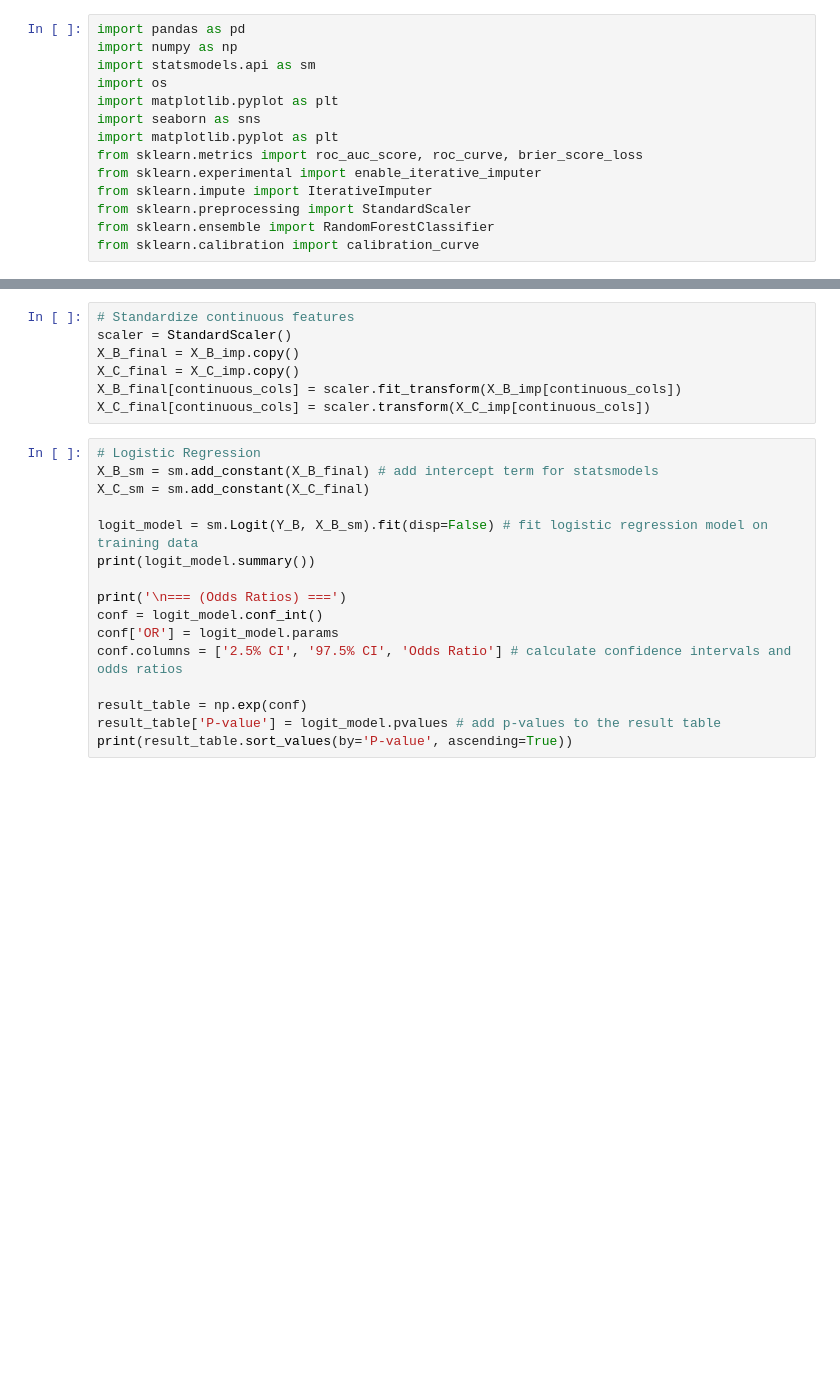
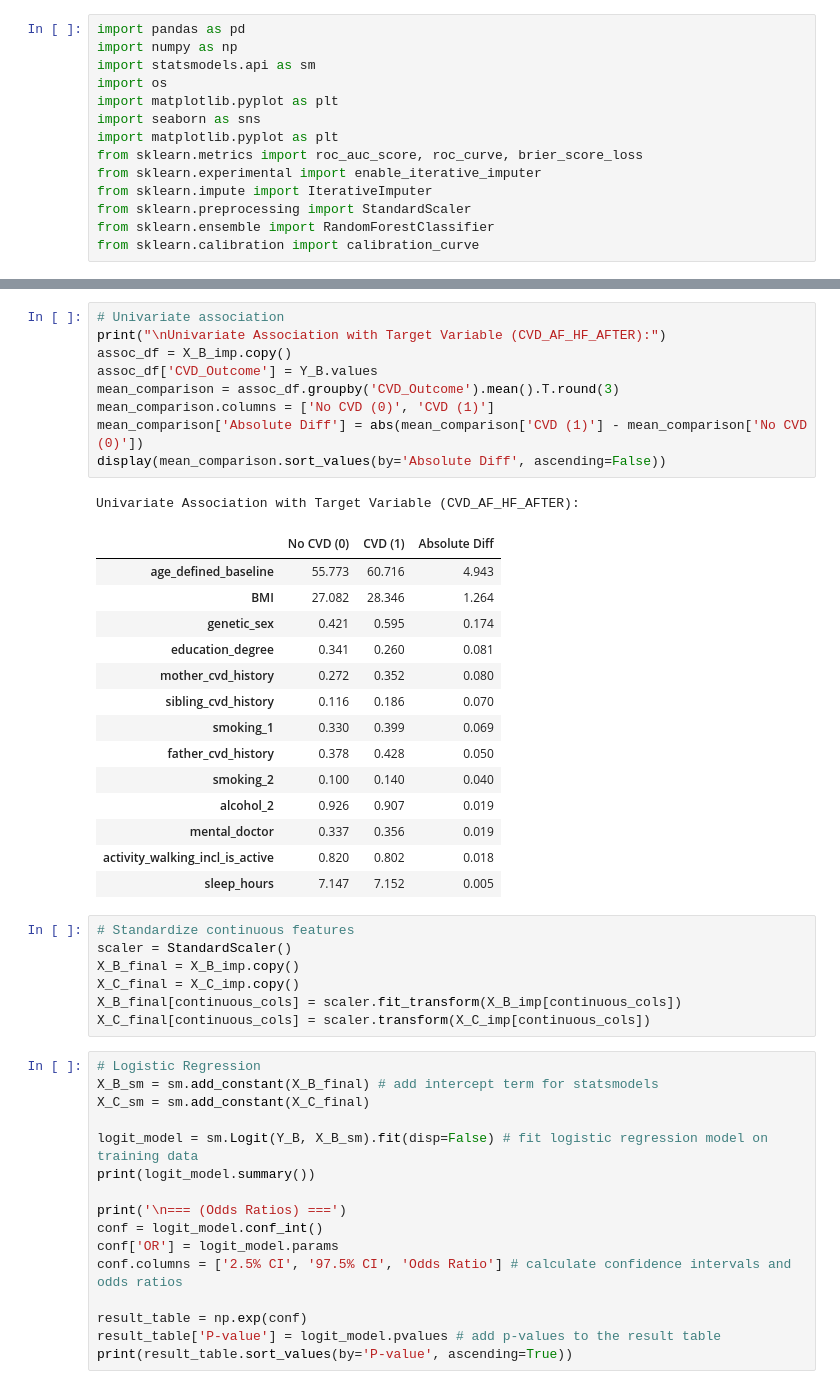
Before and after one commit to jialezhao666/Project-30---Causal-Modeling-of-Lifestyle-Factors-for-CVD-Risk-Prediction, a Jupyter notebook: baseline_model_training.ipynb, the cells around one changed output, grey strips where cells are left out. Saved outputs shown, nothing was run; the diff lists cells and outputs as text; blank space fills up the shorter version.

```diff
--- a/baseline_model_training.ipynb
+++ b/baseline_model_training.ipynb
@@ -39,3 +111,28 @@ for col in binary_cols: # round and clip binary features to ensure they remain 0
+# %%
+# Univariate association
+print("\nUnivariate Association with Target Variable (CVD_AF_HF_AFTER):")
+assoc_df = X_B_imp.copy()
+assoc_df['CVD_Outcome'] = Y_B.values
+mean_comparison = assoc_df.groupby('CVD_Outcome').mean().T.round(3)
+mean_comparison.columns = ['No CVD (0)', 'CVD (1)']
+mean_comparison['Absolute Diff'] = abs(mean_comparison['CVD (1)'] - mean_comparison['No CVD (0)'])
+display(mean_comparison.sort_values(by='Absolute Diff', ascending=False))
+# %% [output]
+Univariate Association with Target Variable (CVD_AF_HF_AFTER):
+|  | No CVD (0) | CVD (1) | Absolute Diff |
+| age_defined_baseline | 55.773 | 60.716 | 4.943 |
+| BMI | 27.082 | 28.346 | 1.264 |
+| genetic_sex | 0.421 | 0.595 | 0.174 |
+| education_degree | 0.341 | 0.260 | 0.081 |
+| mother_cvd_history | 0.272 | 0.352 | 0.080 |
+| sibling_cvd_history | 0.116 | 0.186 | 0.070 |
+| smoking_1 | 0.330 | 0.399 | 0.069 |
+| father_cvd_history | 0.378 | 0.428 | 0.050 |
+| smoking_2 | 0.100 | 0.140 | 0.040 |
+| alcohol_2 | 0.926 | 0.907 | 0.019 |
+| mental_doctor | 0.337 | 0.356 | 0.019 |
+| activity_walking_incl_is_active | 0.820 | 0.802 | 0.018 |
+| sleep_hours | 7.147 | 7.152 | 0.005 |
 # %%
 # Standardize continuous features
 scaler = StandardScaler()
```
Also changed, not shown: parts of 10 cells of this notebook, 2 other files.
